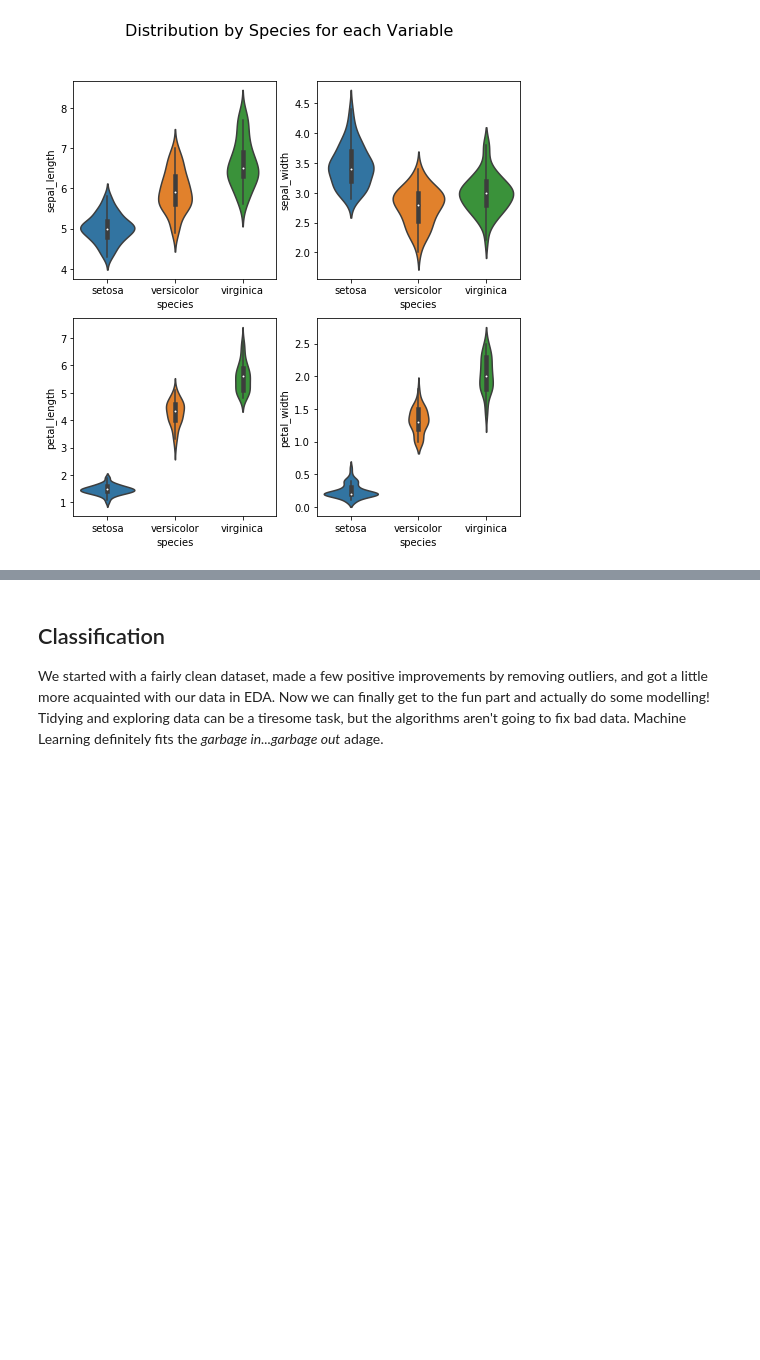
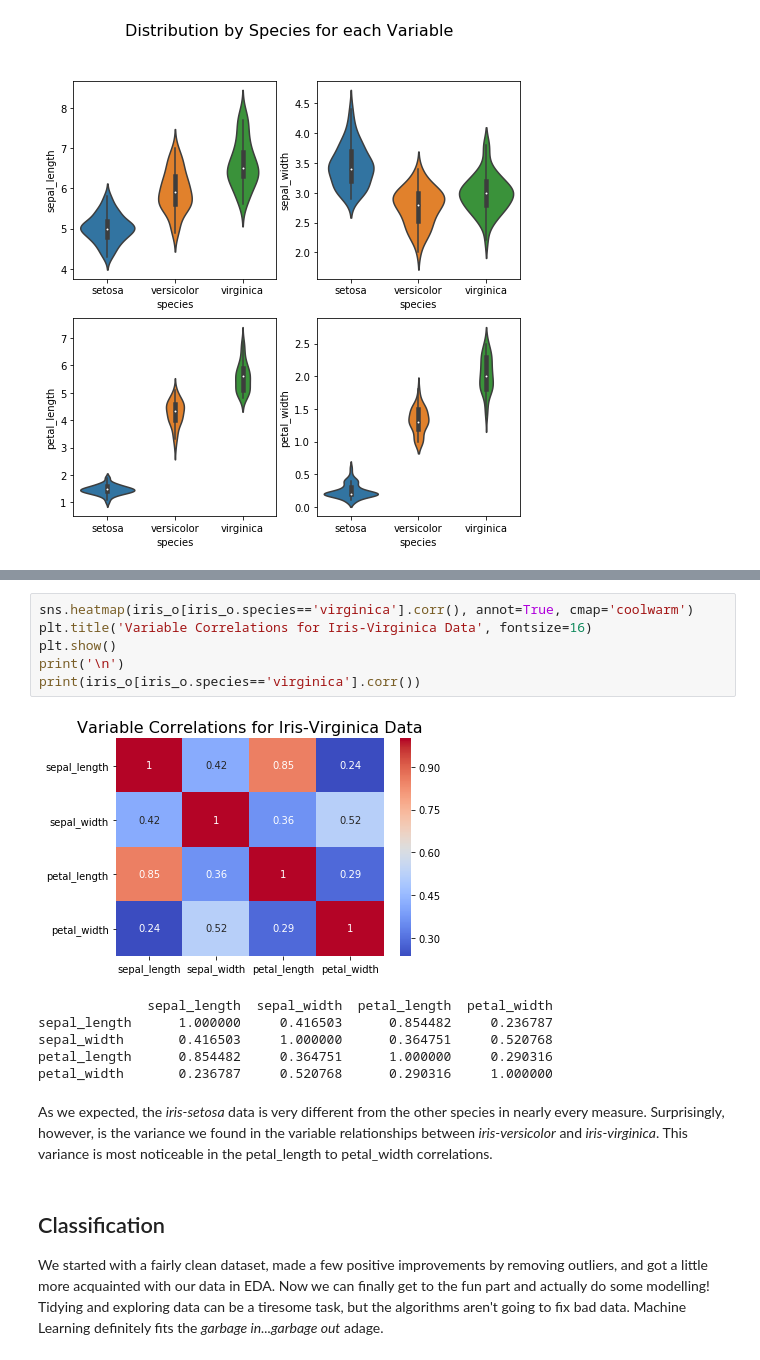
Before and after one commit to RekaCodes/iris, a Jupyter notebook: iris.ipynb, the cells around one changed output, grey strips where cells are left out. Saved outputs shown, nothing was run; the diff lists cells and outputs as text; blank space fills up the shorter version.

```diff
--- a/iris.ipynb
+++ b/iris.ipynb
@@ -347,3 +376,18 @@ sns.heatmap(iris_o.corr(), annot=True, cmap='coolwarm')
+# %%
+sns.heatmap(iris_o[iris_o.species=='virginica'].corr(), annot=True, cmap='coolwarm')
+plt.title('Variable Correlations for Iris-Virginica Data', fontsize=16)
+plt.show()
+print('\n')
+print(iris_o[iris_o.species=='virginica'].corr())
+# %% [output]
+[figure, added]
+              sepal_length  sepal_width  petal_length  petal_width
+sepal_length      1.000000     0.416503      0.854482     0.236787
+sepal_width       0.416503     1.000000      0.364751     0.520768
+petal_length      0.854482     0.364751      1.000000     0.290316
+petal_width       0.236787     0.520768      0.290316     1.000000
+# %% [markdown]
+As we expected, the *iris-setosa* data is very different from the other species in nearly every measure. Surprisingly, however, is the variance we found in the variable relationships between *iris-versicolor* and *iris-virginica*. This variance is most noticeable in the petal_length to petal_width correlations.
 # %% [markdown]
 ## Classification
 We started with a fairly clean dataset, made a few positive improvements by removing outliers, and got a little more acquainted with our data in EDA. Now we can finally get to the fun part and actually do some modelling! Tidying and exploring data can be a tiresome task, but the algorithms aren't going to fix bad data. Machine Learning definitely fits the *garbage in...garbage out* adage.
```
Also changed, not shown: parts of 30 cells of this notebook.
